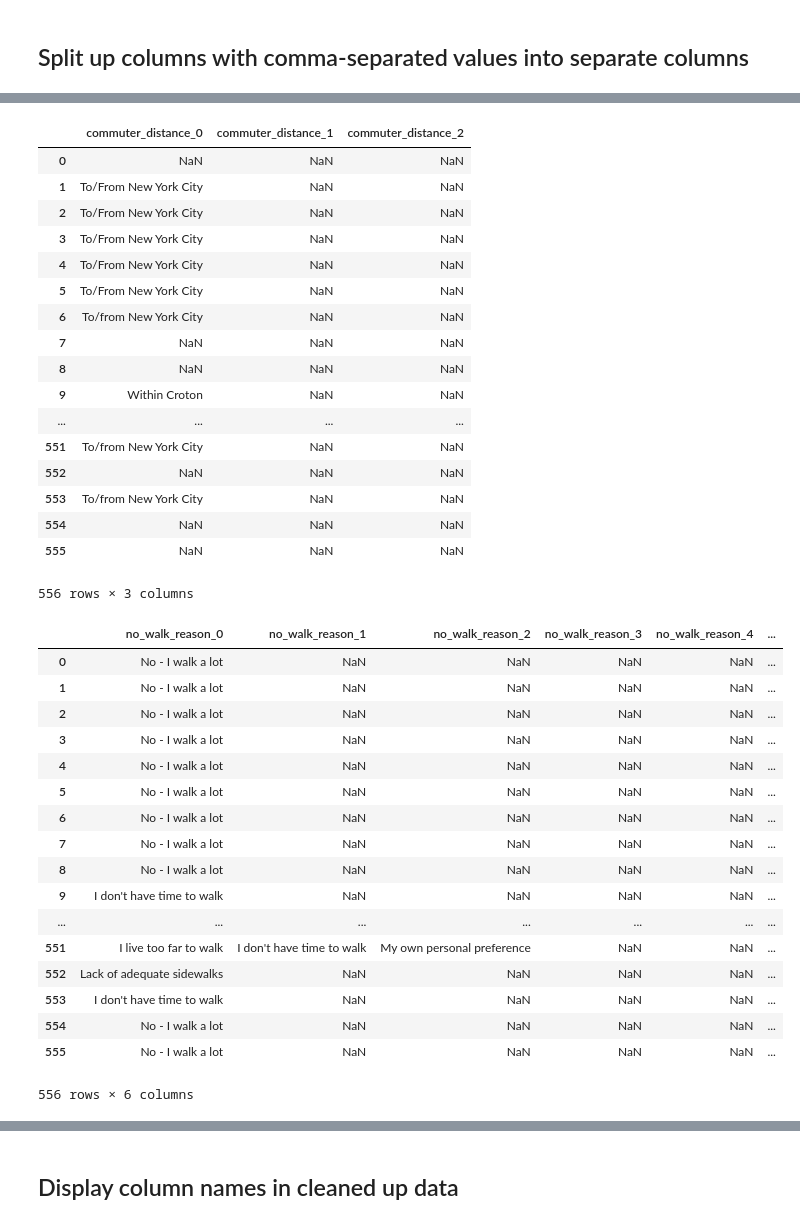
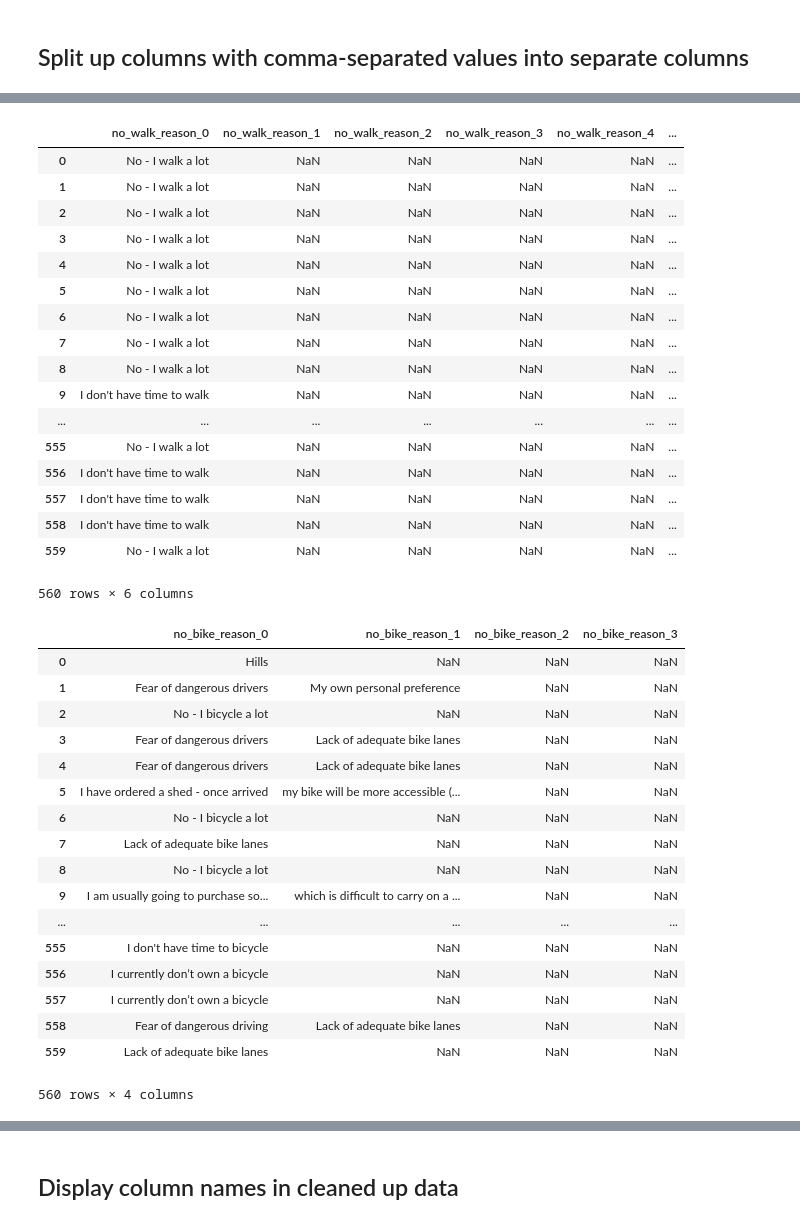
Before and after one commit to croton-on-hudson/bicycle-pedestrian-committee, a Jupyter notebook: survey/analysis/1.cleanup.ipynb, the cells around one changed output, grey strips where cells are left out. Saved outputs shown, nothing was run; the diff lists cells and outputs as text; code cells hidden in the pictures.

```diff
--- a/survey/analysis/cleanup.ipynb
+++ b/survey/analysis/1.cleanup.ipynb
@@ -13,10 +15,11 @@ The original column names are the questions.... let's simplifies them.  And whil
 # %%
 # replace long column titles with shorter versions
 df.columns = [ 'date', 'neighborhood', 'demographic', 'schools', 'child_bus_freq', 'child_bike_freq', 'child_driven_freq', 'child_drive_freq', 'child_walk_freq', 'child_drive_reason', 'child_no_walk_reason', 'child_no_bike_reason', 'walk_freq', 'bike_freq', 'bikes_on_sidewalk', 'self_jog_frequency', 'commutes', 'child_self_school', 'child_self_bus_freq', 'child_self_bike_freq', 'child_self_driven_freq', 'child_self_drive_freq', 'child_self_walk_freq', 'child_self_commutes', 'child_self_has_children', 'commuter_distance', 'commuter_type', 'commuter_walk_to_station_freq', 'commuter_bike_to_station_freq', 'commuter_drive_to_station_freq', 'commuter_carpool_to_station_freq', 'commuter_driven_to_station_freq', 'commuter_bus_to_station_freq', 'no_walk_reason', 'no_bike_reason', 'drive_reason', 'feelings', 'problem_areas', 'drivers_are_safe', 'bicyclists_are_safe', 'suggested_improvements', 'additional_comments', 'owns_business', 'business_type', 'business_space', 'business_pedestrian_synergy', 'business_bicyclists_synergy', 'business_bike_rack_interest', 'business_promotion_interest', 'business_additional_comments', 'final_comments', 'contact_interest', 'contact_info', 'wants_pdf' ]
-categorical_columns = [ 'neighborhood', 'demographic', 'schools', 'child_bus_freq', 'child_bike_freq', 'child_driven_freq', 'child_drive_freq', 'child_walk_freq', 'child_drive_reason', 'child_no_walk_reason', 'child_no_bike_reason', 'walk_freq', 'bike_freq', 'bikes_on_sidewalk', 'self_jog_frequency', 'commutes', 'child_self_school', 'child_self_bus_freq', 'child_self_bike_freq', 'child_self_driven_freq', 'child_self_drive_freq', 'child_self_walk_freq', 'child_self_commutes', 'child_self_has_children', 'commuter_distance', 'commuter_type', 'commuter_walk_to_station_freq', 'commuter_bike_to_station_freq', 'commuter_drive_to_station_freq', 'commuter_carpool_to_station_freq', 'commuter_driven_to_station_freq', 'commuter_bus_to_station_freq', 'no_walk_reason', 'no_bike_reason', 'drive_reason', 'drivers_are_safe', 'bicyclists_are_safe', 'suggested_improvements', 'owns_business', 'business_type', 'business_space', 'business_pedestrian_synergy', 'business_bicyclists_synergy', 'business_bike_rack_interest', 'business_promotion_interest', 'contact_interest', 'wants_pdf' ]
+
+# set some columns that have a linear scale to them to categorical type
+categorical_columns = [ 'child_bus_freq', 'child_bike_freq', 'child_driven_freq', 'child_drive_freq', 'child_walk_freq', 'walk_freq', 'bike_freq', 'self_jog_frequency', 'child_self_bus_freq', 'child_self_bike_freq', 'child_self_driven_freq', 'child_self_drive_freq', 'child_self_walk_freq', 'commuter_walk_to_station_freq', 'commuter_bike_to_station_freq', 'commuter_drive_to_station_freq', 'commuter_carpool_to_station_freq', 'commuter_driven_to_station_freq', 'commuter_bus_to_station_freq', 'drivers_are_safe', 'bicyclists_are_safe']
 for col in categorical_columns :
     df[col] = df[col].astype('category')
-    continue
 # %% [markdown]
 ## Remove contact information
 # %%
@@ -187,7 +188,7 @@ def breakout_comma_separated_values(old_column_name):
 
 
 # try it out
-fields = [ 'schools', 'child_drive_reason', 'child_no_walk_reason', 'child_no_bike_reason', 'commuter_distance', 'no_walk_reason', 'no_bike_reason', 'drive_reason' ]
+fields = [ 'schools', 'child_drive_reason', 'child_no_walk_reason', 'child_no_bike_reason', 'no_walk_reason', 'no_bike_reason', 'drive_reason' ]
 #fields = ['schools']
 
 for column_name in fields:
@@ -278,36 +279,36 @@ for column_name in fields:
-|  | commuter_distance_0 | commuter_distance_1 | commuter_distance_2 |
-| 0 | NaN | NaN | NaN |
-| 1 | To/From New York City | NaN | NaN |
-| 2 | To/From New York City | NaN | NaN |
-| 3 | To/From New York City | NaN | NaN |
-| 4 | To/From New York City | NaN | NaN |
-| 5 | To/From New York City | NaN | NaN |
-| 6 | To/from New York City | NaN | NaN |
-| 7 | NaN | NaN | NaN |
-| 8 | NaN | NaN | NaN |
-| 9 | Within Croton | NaN | NaN |
-| ... | ... | ... | ... |
-| 551 | To/from New York City | NaN | NaN |
-| 552 | NaN | NaN | NaN |
-| 553 | To/from New York City | NaN | NaN |
-| 554 | NaN | NaN | NaN |
-| 555 | NaN | NaN | NaN |
+|  | no_walk_reason_0 | no_walk_reason_1 | no_walk_reason_2 | no_walk_reason_3 | no_walk_reason_4 | ... |
+| 0 | No - I walk a lot | NaN | NaN | NaN | NaN | ... |
+| 1 | No - I walk a lot | NaN | NaN | NaN | NaN | ... |
+| 2 | No - I walk a lot | NaN | NaN | NaN | NaN | ... |
+| 3 | No - I walk a lot | NaN | NaN | NaN | NaN | ... |
+| 4 | No - I walk a lot | NaN | NaN | NaN | NaN | ... |
+| 5 | No - I walk a lot | NaN | NaN | NaN | NaN | ... |
+| 6 | No - I walk a lot | NaN | NaN | NaN | NaN | ... |
+| 7 | No - I walk a lot | NaN | NaN | NaN | NaN | ... |
+| 8 | No - I walk a lot | NaN | NaN | NaN | NaN | ... |
+| 9 | I don't have time to walk | NaN | NaN | NaN | NaN | ... |
+| ... | ... | ... | ... | ... | ... | ... |
+| 555 | No - I walk a lot | NaN | NaN | NaN | NaN | ... |
+| 556 | I don't have time to walk | NaN | NaN | NaN | NaN | ... |
+| 557 | I don't have time to walk | NaN | NaN | NaN | NaN | ... |
+| 558 | I don't have time to walk | NaN | NaN | NaN | NaN | ... |
+| 559 | No - I walk a lot | NaN | NaN | NaN | NaN | ... |
-556 rows × 3 columns
+560 rows × 6 columns
-|  | no_walk_reason_0 | no_walk_reason_1 | no_walk_reason_2 | no_walk_reason_3 | no_walk_reason_4 | ... |
-| 0 | No - I walk a lot | NaN | NaN | NaN | NaN | ... |
-| 1 | No - I walk a lot | NaN | NaN | NaN | NaN | ... |
-| 2 | No - I walk a lot | NaN | NaN | NaN | NaN | ... |
-| 3 | No - I walk a lot | NaN | NaN | NaN | NaN | ... |
-| 4 | No - I walk a lot | NaN | NaN | NaN | NaN | ... |
-| 5 | No - I walk a lot | NaN | NaN | NaN | NaN | ... |
-| 6 | No - I walk a lot | NaN | NaN | NaN | NaN | ... |
-| 7 | No - I walk a lot | NaN | NaN | NaN | NaN | ... |
-| 8 | No - I walk a lot | NaN | NaN | NaN | NaN | ... |
-| 9 | I don't have time to walk | NaN | NaN | NaN | NaN | ... |
-| ... | ... | ... | ... | ... | ... | ... |
-| 551 | I live too far to walk | I don't have time to walk | My own personal preference | NaN | NaN | ... |
-| 552 | Lack of adequate sidewalks | NaN | NaN | NaN | NaN | ... |
-| 553 | I don't have time to walk | NaN | NaN | NaN | NaN | ... |
-| 554 | No - I walk a lot | NaN | NaN | NaN | NaN | ... |
-| 555 | No - I walk a lot | NaN | NaN | NaN | NaN | ... |
+|  | no_bike_reason_0 | no_bike_reason_1 | no_bike_reason_2 | no_bike_reason_3 |
+| 0 | Hills | NaN | NaN | NaN |
+| 1 | Fear of dangerous drivers | My own personal preference | NaN | NaN |
+| 2 | No - I bicycle a lot | NaN | NaN | NaN |
+| 3 | Fear of dangerous drivers | Lack of adequate bike lanes | NaN | NaN |
+| 4 | Fear of dangerous drivers | Lack of adequate bike lanes | NaN | NaN |
+| 5 | I have ordered a shed - once arrived | my bike will be more accessible (... | NaN | NaN |
+| 6 | No - I bicycle a lot | NaN | NaN | NaN |
+| 7 | Lack of adequate bike lanes | NaN | NaN | NaN |
+| 8 | No - I bicycle a lot | NaN | NaN | NaN |
+| 9 | I am usually going to purchase so... | which is difficult to carry on a ... | NaN | NaN |
+| ... | ... | ... | ... | ... |
+| 555 | I don't have time to bicycle | NaN | NaN | NaN |
+| 556 | I currently don’t own a bicycle | NaN | NaN | NaN |
+| 557 | I currently don’t own a bicycle | NaN | NaN | NaN |
+| 558 | Fear of dangerous driving | Lack of adequate bike lanes | NaN | NaN |
+| 559 | Lack of adequate bike lanes | NaN | NaN | NaN |
-556 rows × 6 columns
+560 rows × 4 columns
```
Also changed, not shown: parts of 6 cells of this notebook, 7 other files.
